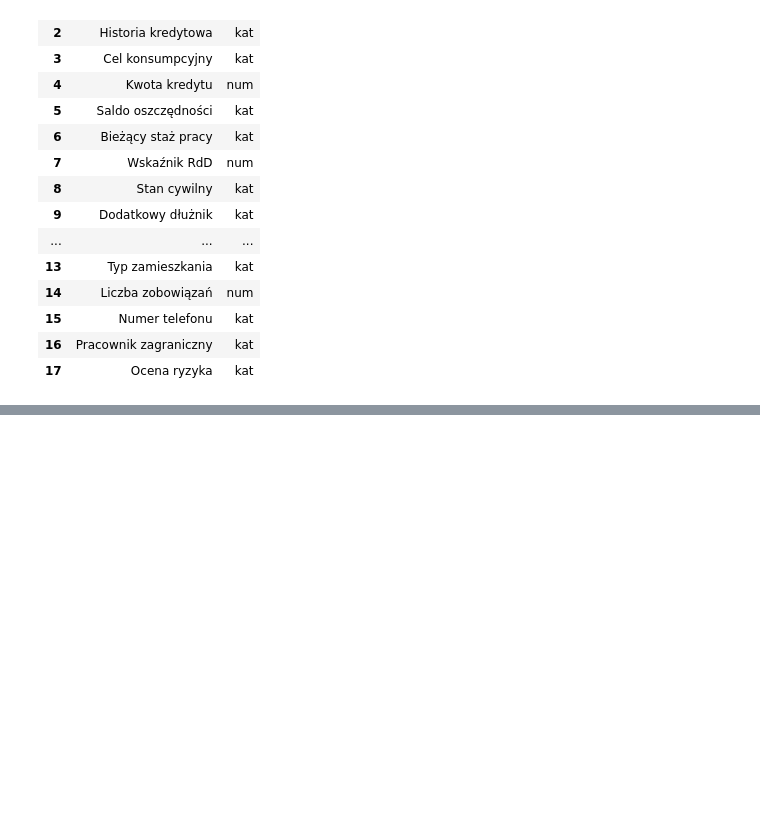
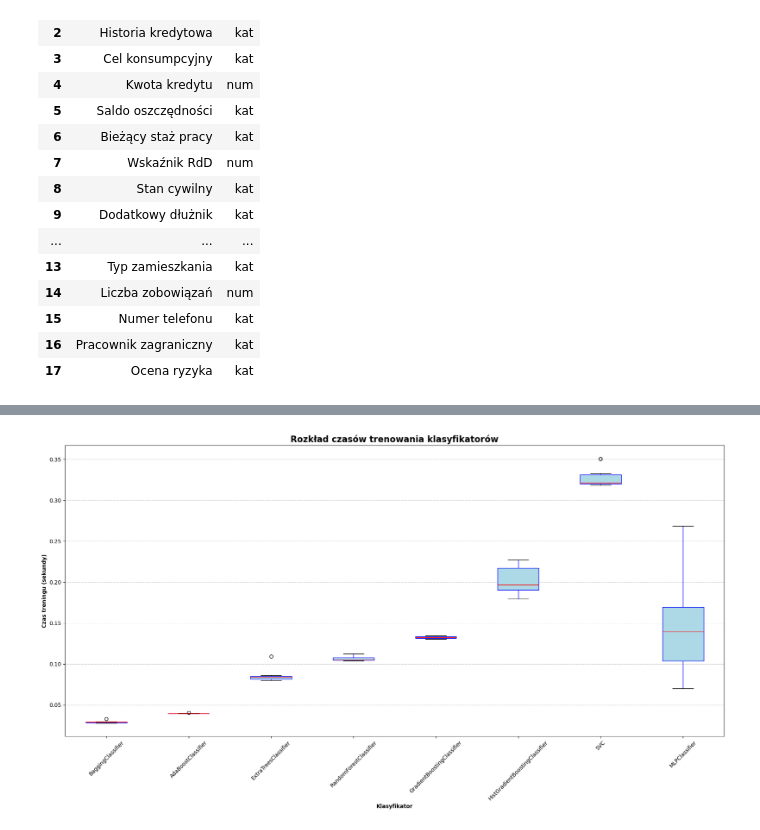
Before and after one commit to ScheiBig/Analiza-Danych, a Jupyter notebook: projekt_241204.ipynb, the cells around one changed output, grey strips where cells are left out. Drawn from its saved outputs; the diff is of its cells as text; code cells hidden in the pictures; blank space fills up the shorter version.

```diff
--- a/projekt_241204.ipynb
+++ b/projekt_241204.ipynb
@@ -48,9 +48,12 @@ Dodatkowo występuje kolumna kategoryczna z oceną ryzyka kredytowego.
 # %%
 import typing as tp
 import types as ts
+import random
+from time import time
 
 import pandas as pd
 import matplotlib.pyplot as plt
+import matplotlib.colors as mpl_col
 import numpy as np
 from scipy import stats
 from sklearn import (
@@ -58,6 +61,9 @@ from sklearn import (
 	model_selection,
 	ensemble,
 	metrics,
+	inspection,
+	svm,
+	neural_network,
 )
 
 # Załadowanie danych
@@ -87,7 +93,7 @@ data_df = pd.read_csv(
 		'Pracownik zagraniczny',
 		'Ocena ryzyka',
 	],
-	index_col= False
+	index_col= False,
 )
 
 # Stworzenie typu pomocniczego z listą nazw kolumn
@@ -735,0 +785,30 @@ con_mat(test_model['out'], rfc_out, ld)
+# %%
+def times(*, drop: set[sklearn_classifier_names_t] = {}):
+	# Zgrupowanie wartości czasu treningu po klasyfikatorze
+	train_durs = {
+		c_name: [ dur['train_dur'] for dur in results ]
+		for c_name, results
+		# Dodana możliwość odfiltrowania kluczy - przyda się dla "schowania"
+		in model_results.items()
+		if c_name not in drop
+	}
+
+	# Wyświetlenie wykresu pudełkowego
+	plt.figure(figsize=(18, 10))
+	plt.boxplot(
+		train_durs.values(),
+		tick_labels= train_durs.keys(),
+		patch_artist= True,
+		boxprops= { 'facecolor': 'lightblue', 'color': 'blue' },
+		medianprops= { 'color': 'red' },
+		whiskerprops= { 'color': 'blue' },
+	)
+
+	plt.title('Rozkład czasów trenowania klasyfikatorów', fontsize=16, fontweight= 'bold')
+	plt.xlabel('Klasyfikator', fontweight= 'bold')
+	plt.ylabel('Czas treningu (sekundy)', fontweight= 'bold')
+	plt.xticks(rotation=45, fontsize= 10)
+	plt.grid(axis='y', linestyle='--', alpha=0.7)
+
+	plt.tight_layout()
+	plt.show()
@@ -735,0 +1109,4 @@ con_mat(test_model['out'], rfc_out, ld)
+# %%
+times()
+# %% [output]
+[figure, added]
```
Also changed, not shown: parts of 76 cells of this notebook.
